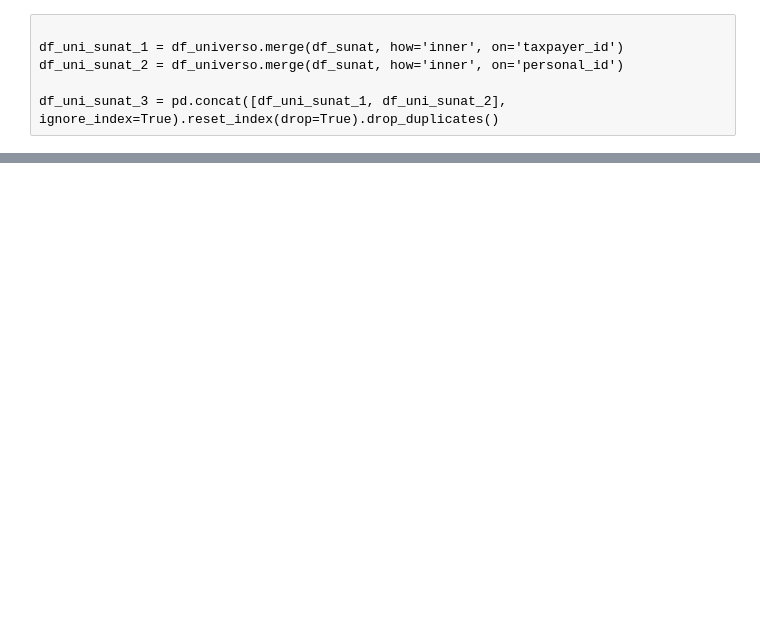
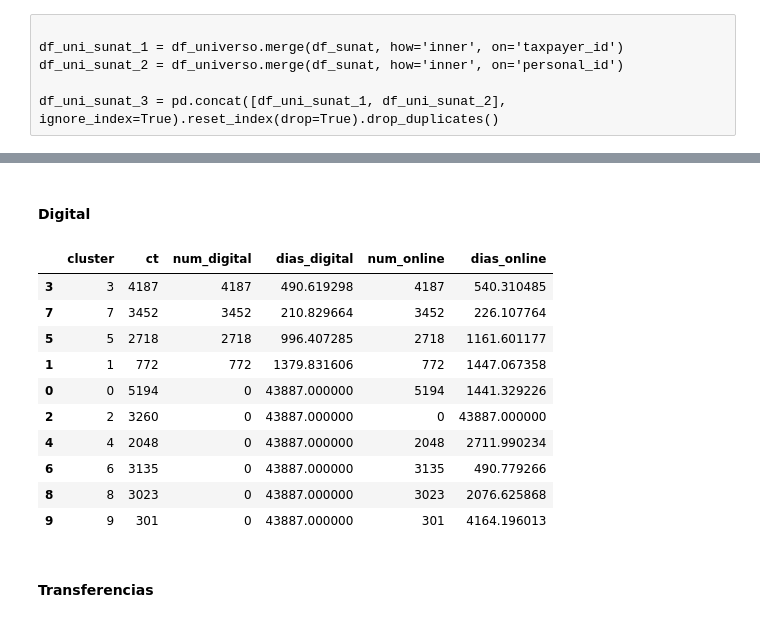
Before and after one commit to Benjacho/credito_pyme_bbva, a Jupyter notebook: APYME_Main.ipynb, the cells around one changed output, grey strips where cells are left out. Drawn from its saved outputs; the diff is of its cells as text; code cells hidden in the pictures; blank space fills up the shorter version.

```diff
--- a/APYME_Main.ipynb
+++ b/APYME_Main.ipynb
@@ -288,0 +220,11 @@ dfcom3
+# %%
+df_universo, df_sunat, df_sunart, df_rcc, df_ranking, df_digital, df_transac = read_bd(path)
+
+
+db_ranking = clean_db_ranking(df_ranking)
+db_ranking.sample(5)
+
+df_sunart_1 = transf_sunart()
+df_rcc_5 = transf_rcc()
+df_digital = transf_digital(df_digital)
+df_transac_6 = transf_transac(df_transac)
@@ -288,0 +268,37 @@ dfcom3
+# %% [markdown]
+#### Digital
+# %%
+
+digital_columns = ['u_digital_affiliation_type','u_online_banking_affiliation_type','u_sms_affiliation_type',
+                   'dias_digital','dias_online','dias_sms']
+df_digital.update(df_digital[digital_columns].fillna(0))
+
+
+
+kmeans = KMeans(n_clusters=10, random_state=0).fit(df_digital[digital_columns])
+y_pred = kmeans.predict(df_digital[digital_columns])
+
+#####
+df_y_pred = pd.DataFrame(y_pred, columns=['cluster'])
+# %%
+df_digital_1 = df_digital.reset_index()
+df_kmeans_result = pd.concat([df_digital_1,df_y_pred],axis=1)
+#
+df_kmeans_result_1 = df_kmeans_result.groupby('cluster').agg(ct=('index','count'),
+                                                             num_digital=('u_digital_affiliation_type','sum'), dias_digital=('dias_digital','mean'),\
+                                                            num_online=('u_online_banking_affiliation_type','sum'), dias_online=('dias_online','mean')
+                                                            ).reset_index()
+df_kmeans_result_2 = df_kmeans_result_1.sort_values('num_digital',ascending=False)
+df_kmeans_result_2
+# %% [output]
+|  | cluster | ct | num_digital | dias_digital | num_online | dias_online |
+| 3 | 3 | 4187 | 4187 | 490.619298 | 4187 | 540.310485 |
+| 7 | 7 | 3452 | 3452 | 210.829664 | 3452 | 226.107764 |
+| 5 | 5 | 2718 | 2718 | 996.407285 | 2718 | 1161.601177 |
+| 1 | 1 | 772 | 772 | 1379.831606 | 772 | 1447.067358 |
+| 0 | 0 | 5194 | 0 | 43887.000000 | 5194 | 1441.329226 |
+| 2 | 2 | 3260 | 0 | 43887.000000 | 0 | 43887.000000 |
+| 4 | 4 | 2048 | 0 | 43887.000000 | 2048 | 2711.990234 |
+| 6 | 6 | 3135 | 0 | 43887.000000 | 3135 | 490.779266 |
+| 8 | 8 | 3023 | 0 | 43887.000000 | 3023 | 2076.625868 |
+| 9 | 9 | 301 | 0 | 43887.000000 | 301 | 4164.196013 |
@@ -288,0 +307,2 @@ dfcom3
+# %% [markdown]
+#### Transferencias
```
Also changed, not shown: parts of 78 cells of this notebook, 3 other files.
